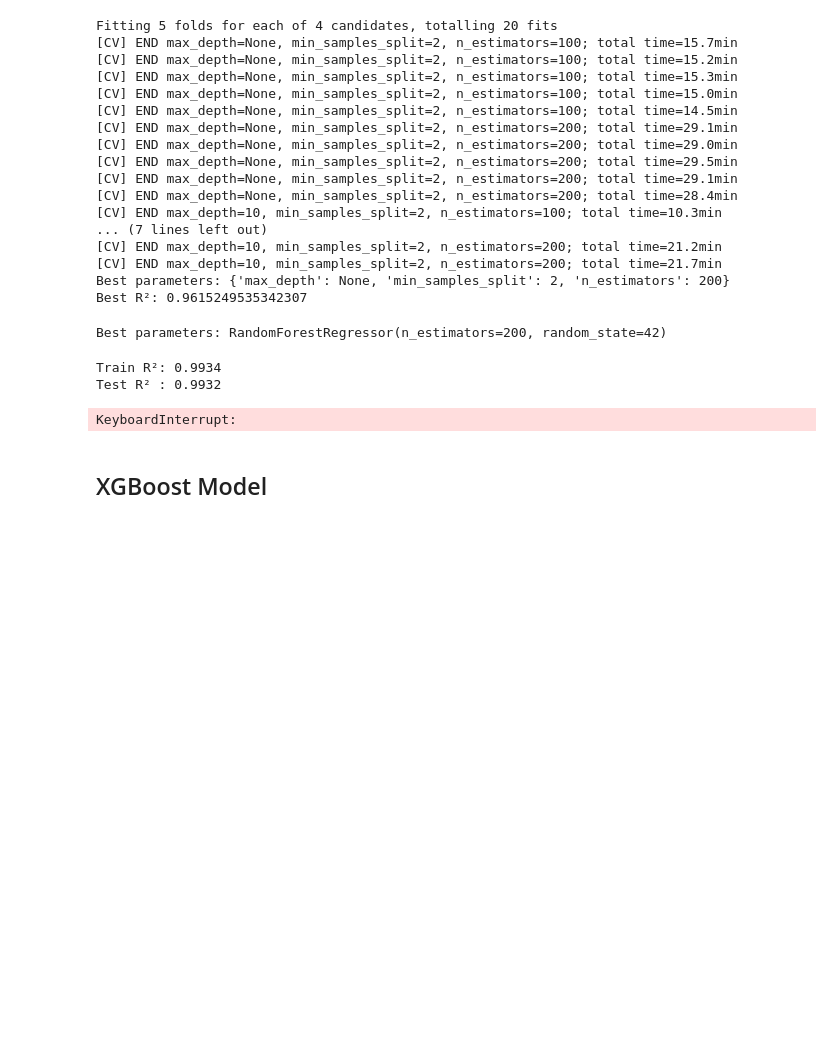
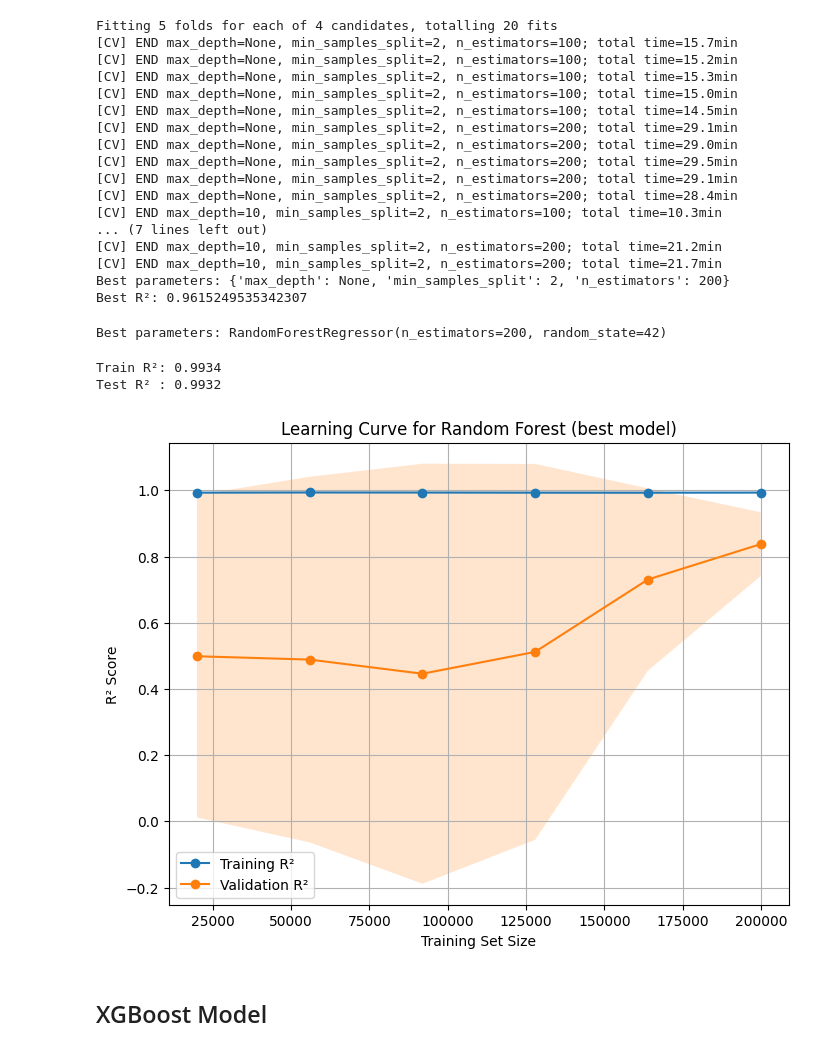
Before and after one commit to Faldho23/hdb-price-prediction, a Jupyter notebook: model_training.ipynb, the cells around one changed output. Drawn from its saved outputs; the diff is of its cells as text; code cells hidden in the pictures; blank space fills up the shorter version.

Commit message:
Train and tune model using 2020 data onwards

```diff
--- a/model_training.ipynb
+++ b/model_training.ipynb
@@ -58,22 +63,25 @@ y = np.log(hdb_resale_data['resale_price'])
 # %%
-numerical_columns_linreg = hdb_resale_data.select_dtypes(include=['int64', 'float64']).columns.drop(['resale_price', 'lease_commence_date', 'num_mrts_within_1km'])
-categorical_columns_linreg = hdb_resale_data.select_dtypes(include=['object', 'category']).columns.drop(['month', 'block'])
+# ------------------------------------------------------------------------------
+# Training Random Forest Regressor
+# ------------------------------------------------------------------------------
 
-preprocessor_linreg = create_preprocessor(numerical_columns_linreg, categorical_columns_linreg)
-
-X_linreg = hdb_resale_data.drop(['month', 'block', 'resale_price', 'lease_commence_date', 'num_mrts_within_1km'], axis=1)
-
-X_processed_linreg = preprocessor_linreg.fit_transform(X_linreg)
-
+'''
 linreg_model = LinearRegression()
 
-GridSearchCV(linreg_model, param_grid=[], cv=kf, scoring='r2')
+scoring = {
+    "r2": "r2",
+    "rmse": make_scorer(
+        lambda y_true, y_pred: np.sqrt(mean_squared_error(y_true, y_pred))
+    )
+}
 
-scores = cross_val_score(linreg_model, X_processed_linreg, y, cv=kf, scoring='r2')
+cv_results = cross_validate(linreg_model, X_processed_linreg, y, cv=kf, scoring=scoring)
 
-rmse_scores = cross_val_score(linreg_model, X_processed_linreg,  y, cv=kf,
-                              scoring=make_scorer(lambda y_true, y_pred: np.sqrt(mean_squared_error(y_true, y_pred))))
+print("Average R² score:", np.mean(cv_results["test_r2"]))
+print("Average RMSE:", np.mean(cv_results["test_rmse"]))
 
-print("Average R2 score:", np.mean(scores))
-print("Average RMSE:", np.mean(rmse_scores))
+# Final fit on full dataset
+linreg_model.fit(X_processed_linreg, y)
+joblib.dump(linreg_model, "models/linear_regression.pkl")
+'''
 # %% [output]
@@ -82,3 +91,6 @@ Average RMSE: 0.16793482289514844
+# %%
+# Load Linear Regression model
+linreg_model = joblib.load("models/linear_regression.pkl")
 # %% [markdown]
 <h2> Ridge Regression Model
 # %%
@@ -107,3 +128,6 @@ Best R²: 0.7457609188504882
+# %%
+# Load Ridge Regression model
+grid_ridge = joblib.load("models/ridge_regression_gridsearch.pkl")
 # %% [markdown]
 <h2> Random Forest Regression
 # %%
@@ -188,35 +212,35 @@ print(f"Test R² : {test_r2:.4f}")
 
 # --- Learning curve ---
 train_sizes, train_scores, test_scores = learning_curve(
-    best_rf, X_processed_rf, y, cv=5, n_jobs=-1,
+    best_rf, X_processed_rf, y, cv=5, n_jobs=1,
     train_sizes=np.linspace(0.1, 1.0, 6),
     scoring="r2"
 )
 
 # Compute mean/std
 train_mean = np.mean(train_scores, axis=1)
 train_std = np.std(train_scores, axis=1)
 test_mean = np.mean(test_scores, axis=1)
 test_std = np.std(test_scores, axis=1)
 
 # Plot
 plt.figure(figsize=(8,6))
 plt.plot(train_sizes, train_mean, 'o-', label="Training R²")
 plt.fill_between(train_sizes, train_mean - train_std, train_mean + train_std, alpha=0.2)
 
 plt.plot(train_sizes, test_mean, 'o-', label="Validation R²")
 plt.fill_between(train_sizes, test_mean - test_std, test_mean + test_std, alpha=0.2)
 
 plt.xlabel("Training Set Size")
 plt.ylabel("R² Score")
 plt.title("Learning Curve for Random Forest (best model)")
 plt.legend()
 plt.grid(True)
 plt.show()
 # %% [output]
 Train R²: 0.9934
 Test R² : 0.9932
-KeyboardInterrupt:
+[figure, added]
 # %% [markdown]
 <h2> XGBoost Model
 # %%
```
Also changed, not shown: parts of 23 cells of this notebook.
